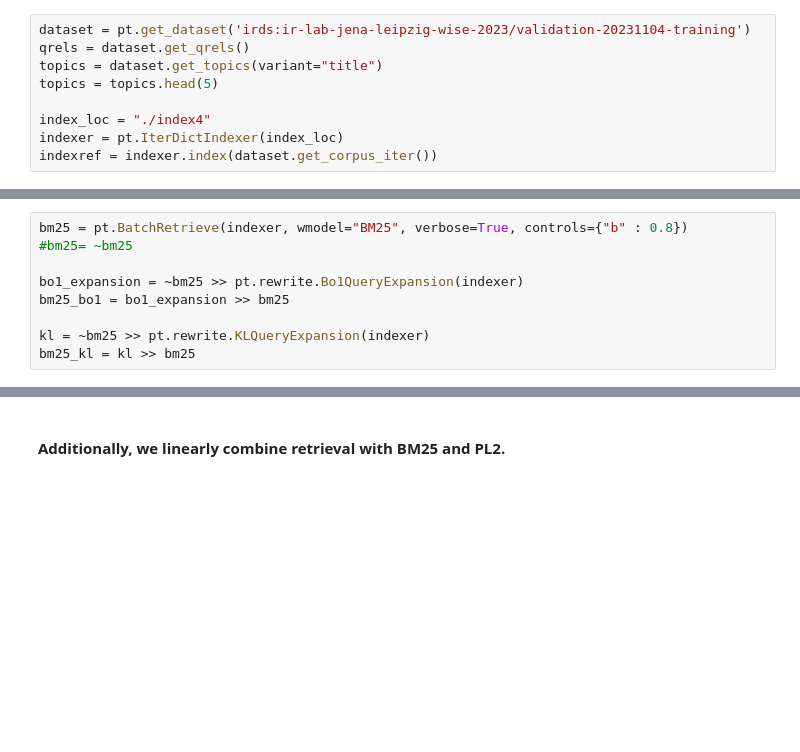
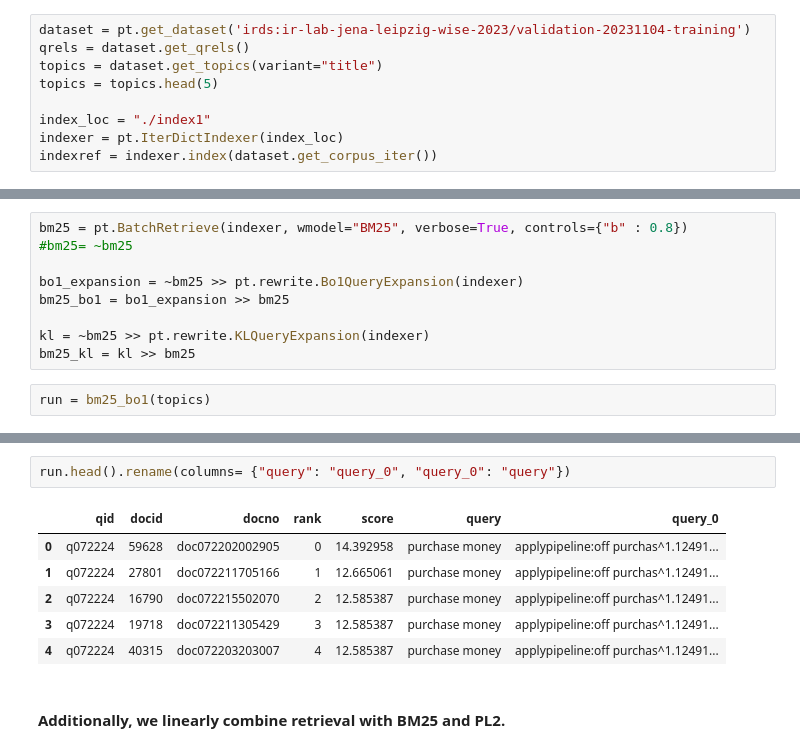
Before and after one commit to tira-io/ir-lab-jena-leipzig-wise-2023-galapagos-tortoise, a Jupyter notebook: jupyter-notebook-submissions/experiments.ipynb, the cells around one changed output, grey strips where cells are left out. Drawn from its saved outputs; the diff is of its cells as text; blank space fills up the shorter version.

```diff
--- a/jupyter-notebook-submissions/experiments.ipynb
+++ b/jupyter-notebook-submissions/experiments.ipynb
@@ -58,7 +58,7 @@ qrels = dataset.get_qrels()
 topics = dataset.get_topics(variant="title")
 topics = topics.head(5)
 
-index_loc = "./index4"
+index_loc = "./index1"
 indexer = pt.IterDictIndexer(index_loc)
 indexref = indexer.index(dataset.get_corpus_iter())
 # %% [output]
@@ -86,3 +85,5 @@ bm25_bo1 = bo1_expansion >> bm25
 
 kl = ~bm25 >> pt.rewrite.KLQueryExpansion(indexer)
 bm25_kl = kl >> bm25
+# %%
+run = bm25_bo1(topics)
@@ -89,3 +118,12 @@ bm25_kl = kl >> bm25
+# %%
+run.head().rename(columns= {"query": "query_0", "query_0": "query"})
+# %% [output]
+|  | qid | docid | docno | rank | score | query | query_0 |
+| 0 | q072224 | 59628 | doc072202002905 | 0 | 14.392958 | purchase money | applypipeline:off purchas^1.12491... |
+| 1 | q072224 | 27801 | doc072211705166 | 1 | 12.665061 | purchase money | applypipeline:off purchas^1.12491... |
+| 2 | q072224 | 16790 | doc072215502070 | 2 | 12.585387 | purchase money | applypipeline:off purchas^1.12491... |
+| 3 | q072224 | 19718 | doc072211305429 | 3 | 12.585387 | purchase money | applypipeline:off purchas^1.12491... |
+| 4 | q072224 | 40315 | doc072203203007 | 4 | 12.585387 | purchase money | applypipeline:off purchas^1.12491... |
 # %% [markdown]
 #### Additionally, we linearly combine retrieval with BM25 and PL2.
 # %%
```
Also changed, not shown: parts of 7 cells of this notebook, 10 other files.
